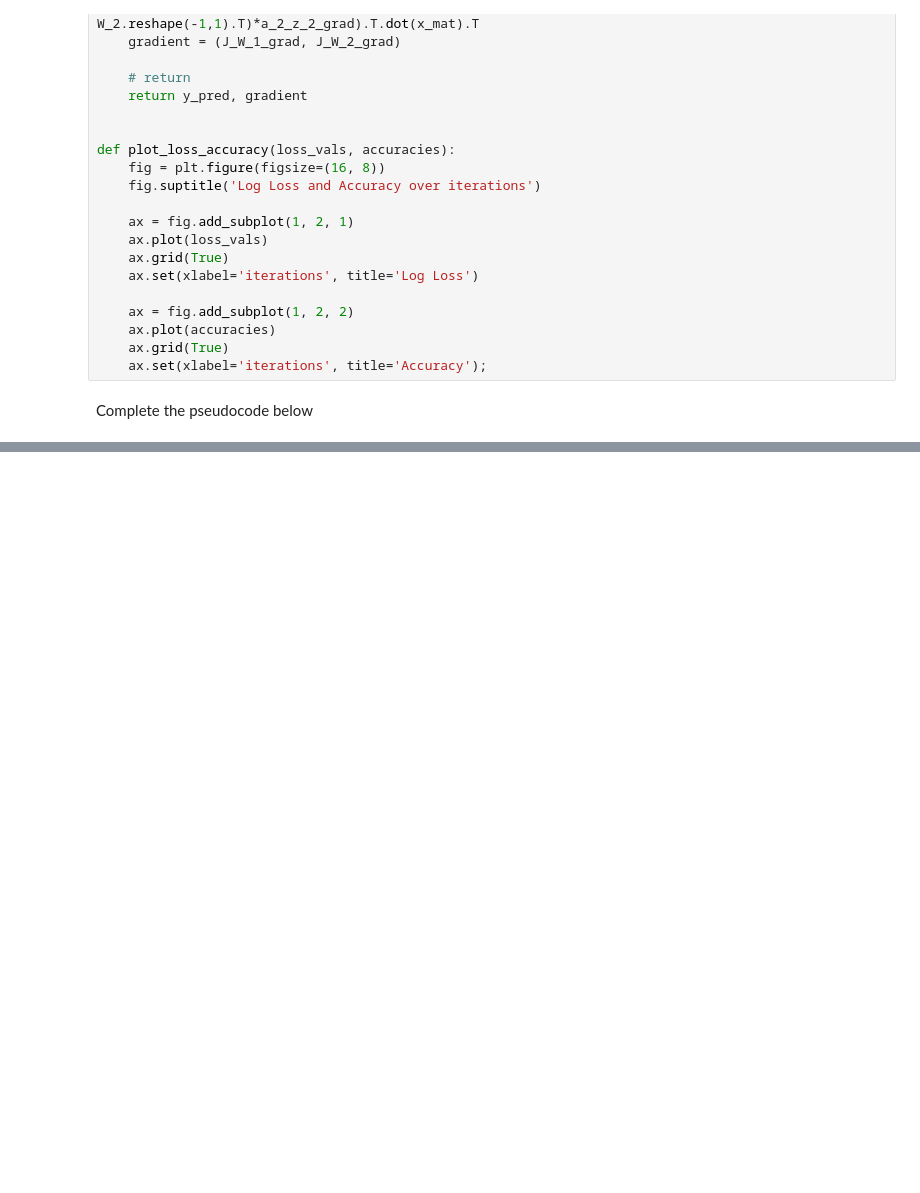
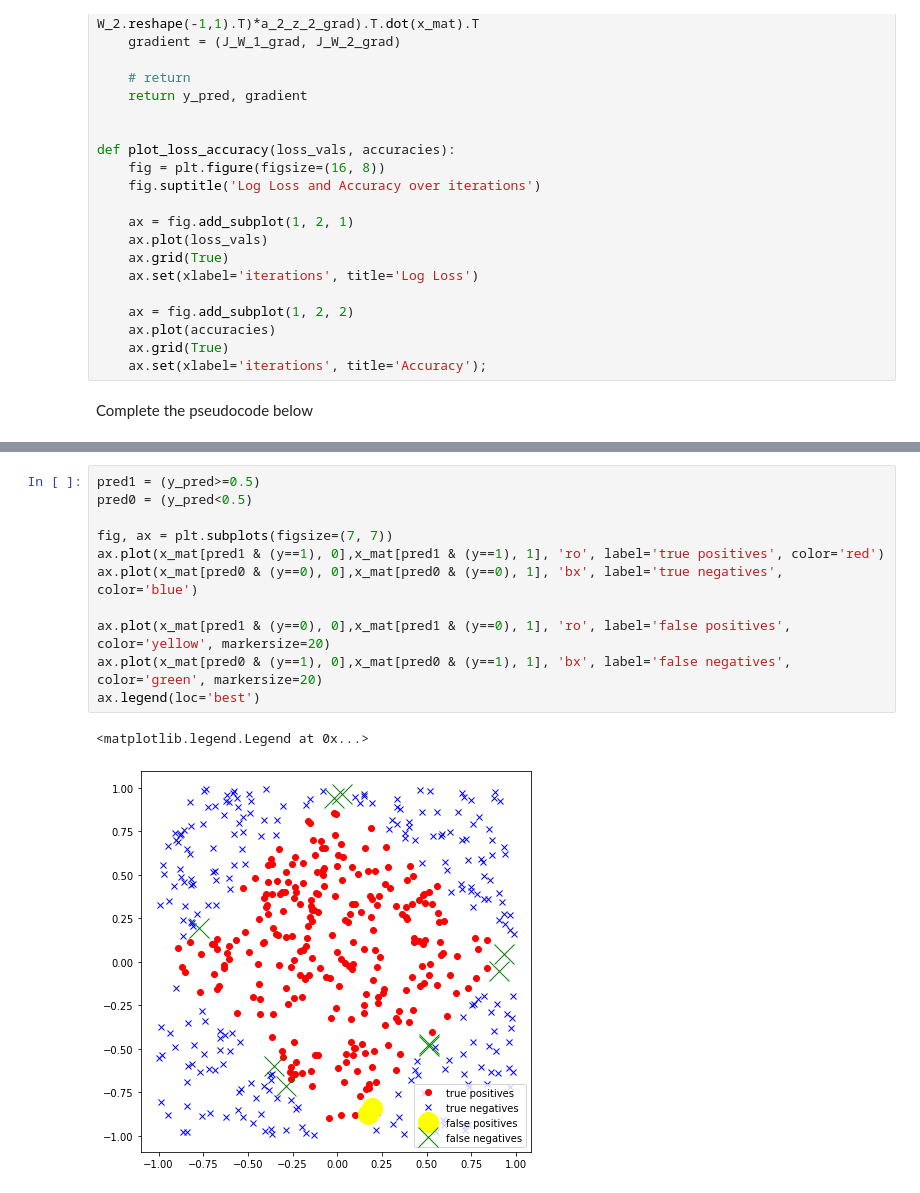
Before and after one commit to neiva098/inteligencia-computacional, a Jupyter notebook: backpropagation/Backprop_Exercise_HW.ipynb, the cells around one changed output, grey strips where cells are left out. Drawn from its saved outputs; the diff is of its cells as text; blank space fills up the shorter version.

```diff
--- a/backpropagation/Backprop_Exercise_HW.ipynb
+++ b/backpropagation/Backprop_Exercise_HW.ipynb
@@ -178,0 +184,14 @@ ValueError: cannot reshape array of size 2000 into shape (500,)
+# %%
+pred1 = (y_pred>=0.5)
+pred0 = (y_pred<0.5)
+
+fig, ax = plt.subplots(figsize=(7, 7))
+ax.plot(x_mat[pred1 & (y==1), 0],x_mat[pred1 & (y==1), 1], 'ro', label='true positives', color='red')
+ax.plot(x_mat[pred0 & (y==0), 0],x_mat[pred0 & (y==0), 1], 'bx', label='true negatives', color='blue')
+
+ax.plot(x_mat[pred1 & (y==0), 0],x_mat[pred1 & (y==0), 1], 'ro', label='false positives', color='yellow', markersize=20)
+ax.plot(x_mat[pred0 & (y==1), 0],x_mat[pred0 & (y==1), 1], 'bx', label='false negatives', color='green', markersize=20)
+ax.legend(loc='best')
+# %% [output]
+<matplotlib.legend.Legend at 0x...>
+[figure, added]
```
Also changed, not shown: parts of 3 cells of this notebook.
